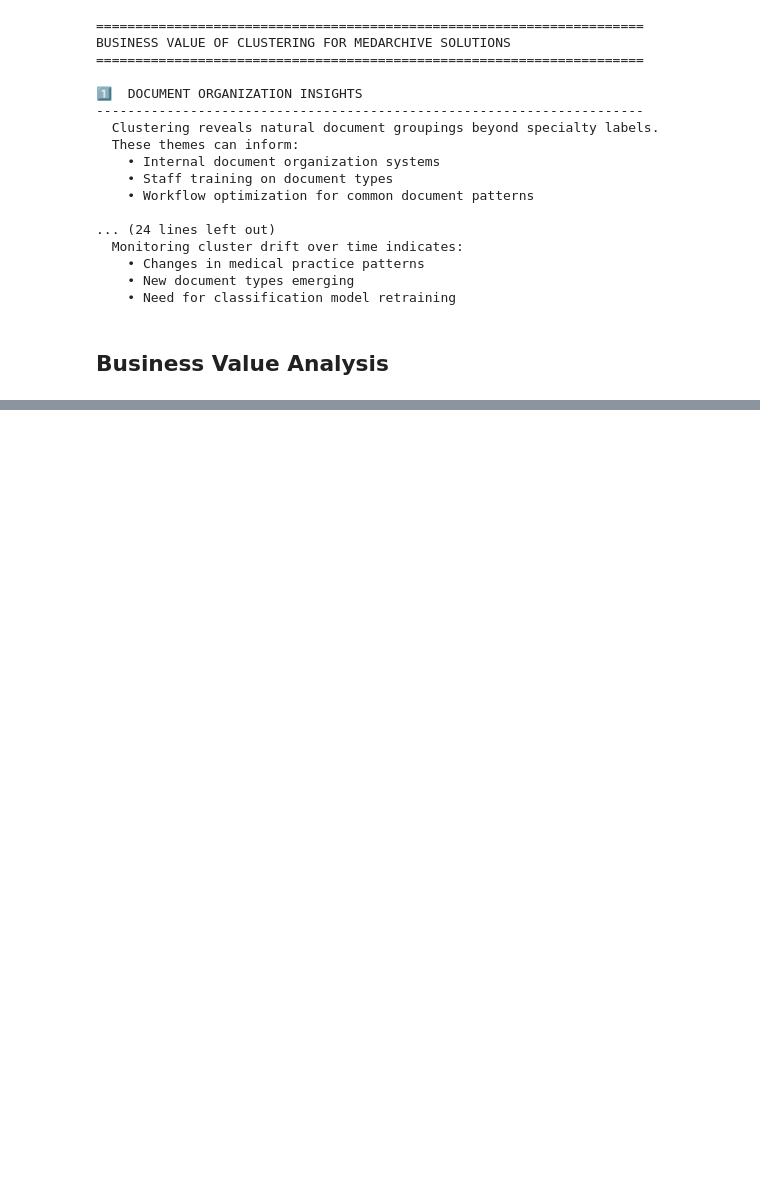
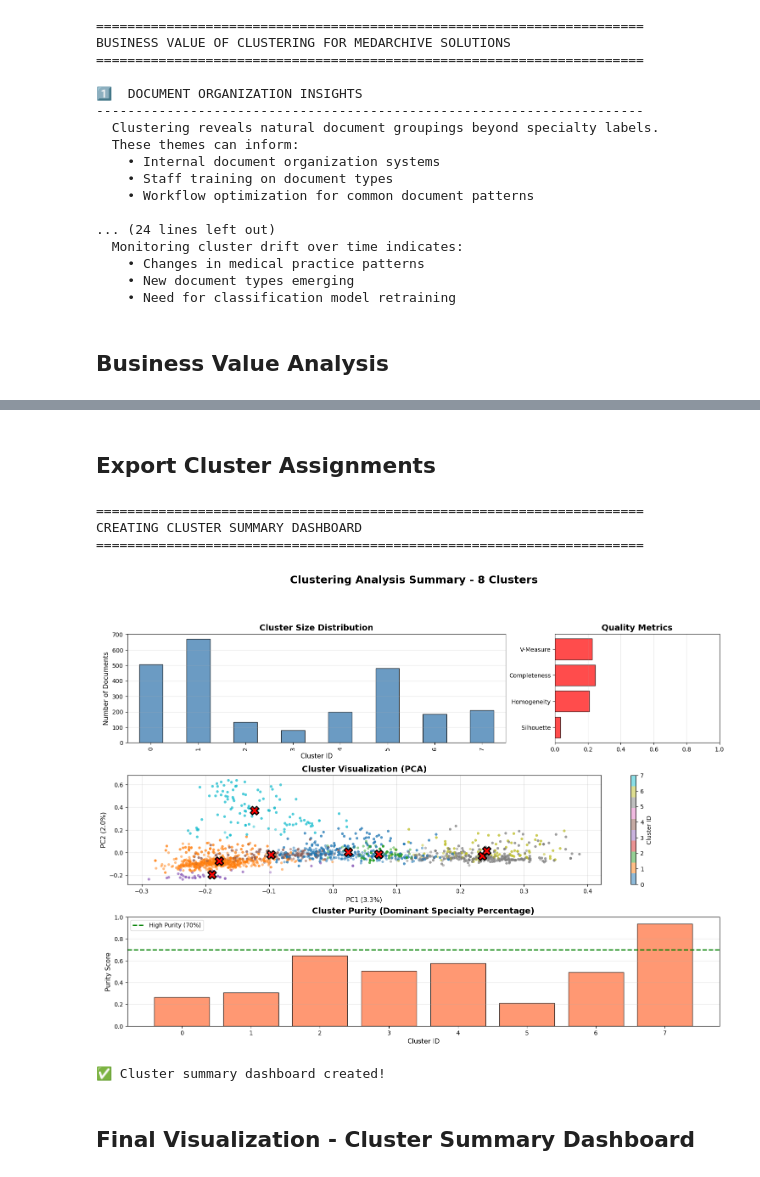
Before and after one commit to DasunNirmal/medical-ml-final-project, a Jupyter notebook: notebooks/3_clustering_analysis.ipynb, the cells around one changed output, grey strips where cells are left out. Drawn from its saved outputs; the diff is of its cells as text; code cells hidden in the pictures; blank space fills up the shorter version.

```diff
--- a/notebooks/3_clustering_analysis.ipynb
+++ b/notebooks/3_clustering_analysis.ipynb
@@ -778,0 +1094,75 @@ Shows how clustering adds value beyond classification -->
+# %% [markdown]
+## Export Cluster Assignments
+<!-- Purpose: Save cluster labels for potential use in production
+Enables integration with classification system -->
+# %%
+print("\n" + "="*70)
+print("CREATING CLUSTER SUMMARY DASHBOARD")
+print("="*70)
+
+fig = plt.figure(figsize=(18, 12))
+gs = fig.add_gridspec(3, 3, hspace=0.3, wspace=0.3)
+
+# Plot 1: Cluster sizes
+ax1 = fig.add_subplot(gs[0, :2])
+cluster_counts.plot(kind='bar', ax=ax1, color='steelblue', alpha=0.8, edgecolor='black')
+ax1.set_title('Cluster Size Distribution', fontsize=14, fontweight='bold')
+ax1.set_xlabel('Cluster ID', fontsize=11)
+ax1.set_ylabel('Number of Documents', fontsize=11)
+ax1.grid(axis='y', alpha=0.3)
+
+# Plot 2: Quality metrics
+ax2 = fig.add_subplot(gs[0, 2])
+metrics = ['Silhouette', 'Homogeneity', 'Completeness', 'V-Measure']
+values = [silhouette, homogeneity, completeness, v_measure]
+colors_metrics = ['green' if v > 0.5 else 'orange' if v > 0.3 else 'red' for v in values]
+ax2.barh(metrics, values, color=colors_metrics, alpha=0.7, edgecolor='black')
+ax2.set_xlim([0, 1])
+ax2.set_title('Quality Metrics', fontsize=14, fontweight='bold')
+ax2.grid(axis='x', alpha=0.3)
+
+# Plot 3: PCA visualization
+ax3 = fig.add_subplot(gs[1, :])
+scatter = ax3.scatter(X_pca[:, 0], X_pca[:, 1],
+                     c=cluster_labels, cmap='tab10',
+                     alpha=0.5, s=20, edgecolors='none')
+ax3.scatter(centroids_pca[:, 0], centroids_pca[:, 1],
+           c='red', marker='X', s=200, edgecolors='black', linewidth=2)
+ax3.set_title('Cluster Visualization (PCA)', fontsize=14, fontweight='bold')
+ax3.set_xlabel(f'PC1 ({pca.explained_variance_ratio_[0]*100:.1f}%)', fontsize=11)
+ax3.set_ylabel(f'PC2 ({pca.explained_variance_ratio_[1]*100:.1f}%)', fontsize=11)
+plt.colorbar(scatter, ax=ax3, label='Cluster ID')
+ax3.grid(True, alpha=0.3)
+
+# Plot 4: Cluster purity
+ax4 = fig.add_subplot(gs[2, :])
+purity_scores = []
+for cluster_id in range(chosen_k):
+    cluster_docs = all_df[all_df['cluster'] == cluster_id]
+    specialty_dist = cluster_docs['medical_specialty'].value_counts()
+    purity = specialty_dist.iloc[0] / len(cluster_docs) if len(cluster_docs) > 0 else 0
+    purity_scores.append(purity)
+
+ax4.bar(range(chosen_k), purity_scores, color='coral', alpha=0.8, edgecolor='black')
+ax4.axhline(y=0.7, color='green', linestyle='--', linewidth=2, label='High Purity (70%)')
+ax4.set_title('Cluster Purity (Dominant Specialty Percentage)', fontsize=14, fontweight='bold')
+ax4.set_xlabel('Cluster ID', fontsize=11)
+ax4.set_ylabel('Purity Score', fontsize=11)
+ax4.set_ylim([0, 1])
+ax4.legend()
+ax4.grid(axis='y', alpha=0.3)
+
+plt.suptitle(f'Clustering Analysis Summary - {chosen_k} Clusters',
+            fontsize=18, fontweight='bold', y=0.995)
+plt.show()
+
+print("✅ Cluster summary dashboard created!")
+# %% [output]
+======================================================================
+CREATING CLUSTER SUMMARY DASHBOARD
+======================================================================
+[figure, added]
+✅ Cluster summary dashboard created!
+# %% [markdown]
+## Final Visualization - Cluster Summary Dashboard
+<!-- Purpose: Create comprehensive visual summary of clustering results -->
```
Also changed, not shown: parts of 9 cells of this notebook, 1 other file.
